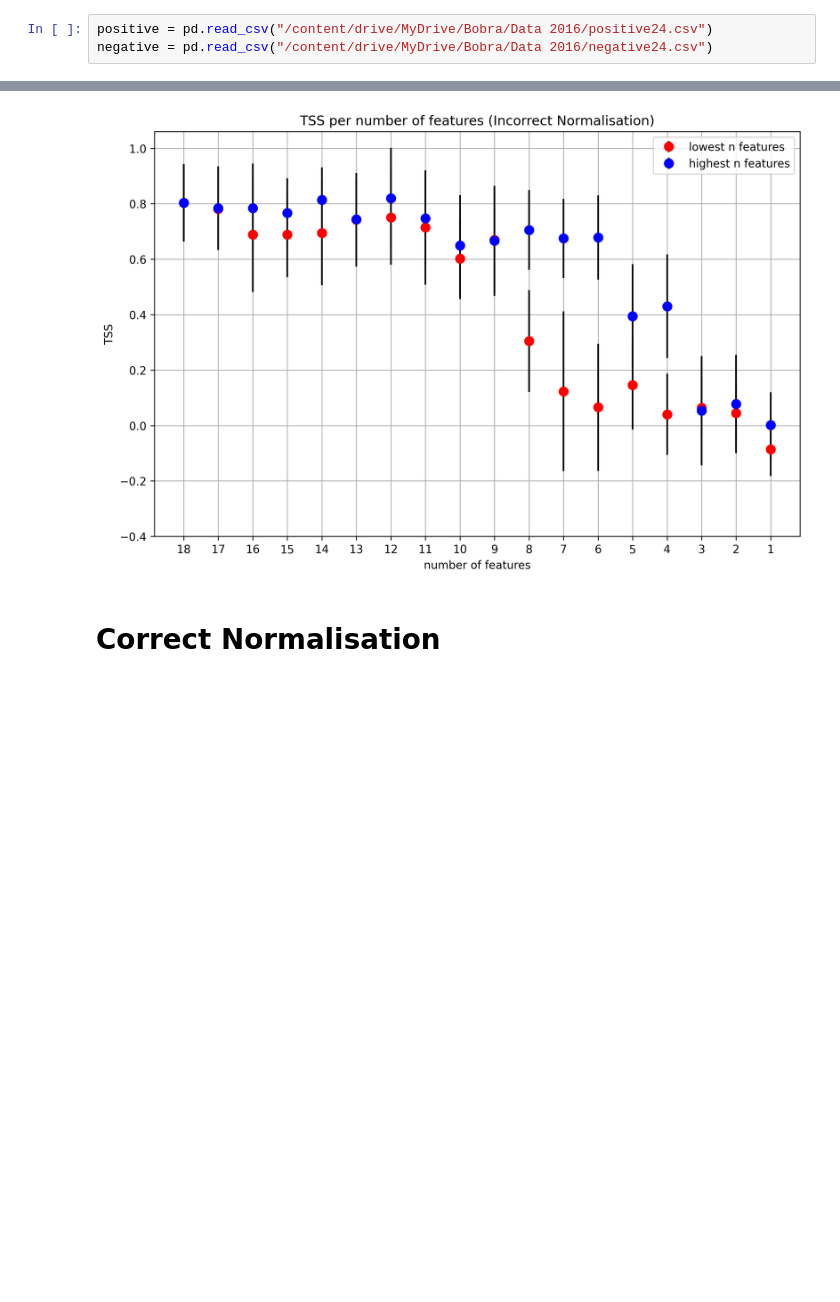
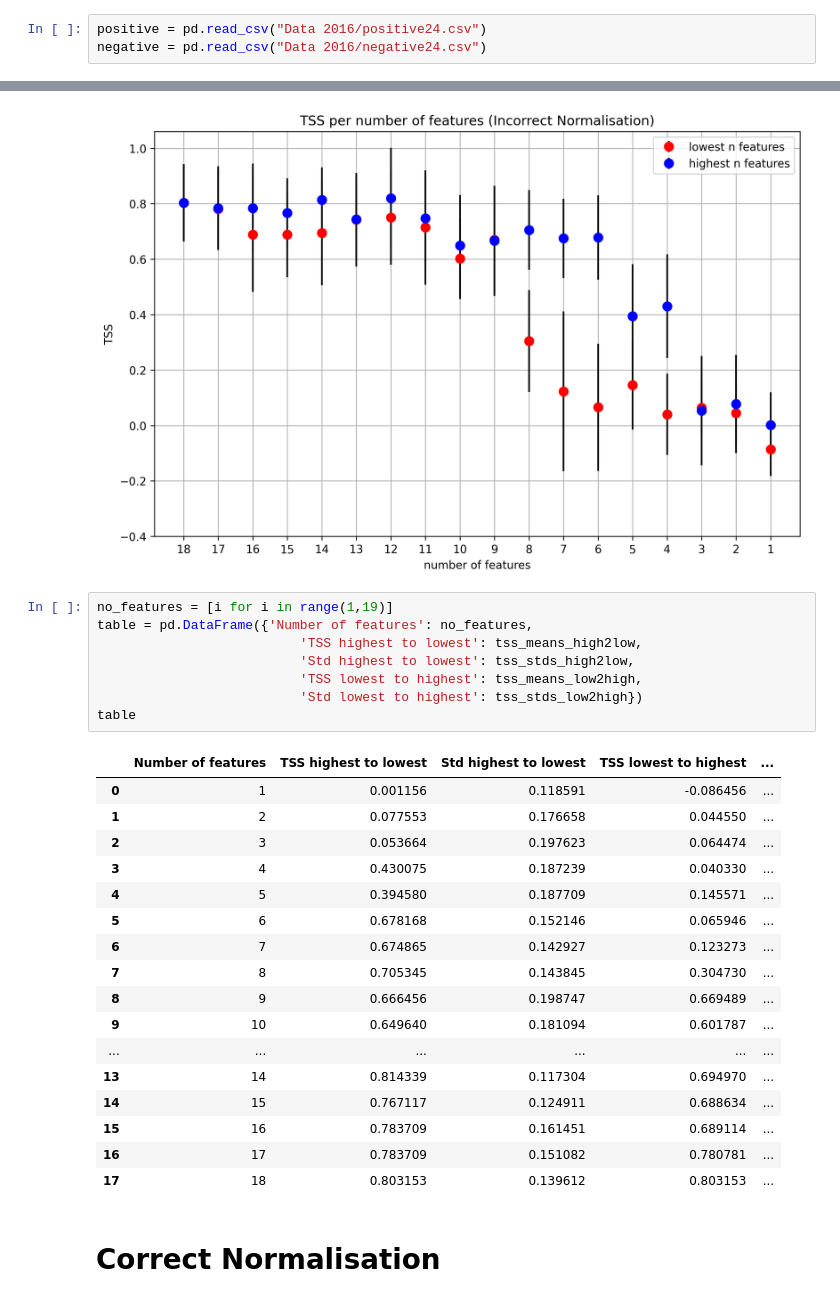
Before and after one commit to nabdeep-patel/flare_cme_association, a Jupyter notebook: Bobra et al. 2016/result_2016.ipynb, the cells around one changed output, grey strips where cells are left out. Saved outputs shown, nothing was run; the diff lists cells and outputs as text; blank space fills up the shorter version.

```diff
--- a/Bobra et al. 2016/result_2016.ipynb
+++ b/Bobra et al. 2016/result_2016.ipynb
@@ -23,8 +18,8 @@ def normalize_the_data(flare_data):
 # %% [markdown]
   Here I am first normalizing the positive and the negative data and then combining it.
 # %%
-positive = pd.read_csv("/content/drive/MyDrive/Bobra/Data 2016/positive24.csv")
-negative = pd.read_csv("/content/drive/MyDrive/Bobra/Data 2016/negative24.csv")
+positive = pd.read_csv("Data 2016/positive24.csv")
+negative = pd.read_csv("Data 2016/negative24.csv")
 # %%
 positive = positive.drop(["Unnamed: 0","HARPNUM","NOAA","Class","Peak Time"],axis =1)
 negative = negative.drop(["Unnamed: 0","HARPNUM","NOAA","Class","Peak Time"],axis =1)
@@ -279,6 +274,32 @@ plt.tight_layout()
 plt.show()
 # %% [output]
 [figure]
+# %%
+no_features = [i for i in range(1,19)]
+table = pd.DataFrame({'Number of features': no_features,
+                          'TSS highest to lowest': tss_means_high2low,
+                          'Std highest to lowest': tss_stds_high2low,
+                          'TSS lowest to highest': tss_means_low2high,
+                          'Std lowest to highest': tss_stds_low2high})
+table
+# %% [output]
+|  | Number of features | TSS highest to lowest | Std highest to lowest | TSS lowest to highest | ... |
+| 0 | 1 | 0.001156 | 0.118591 | -0.086456 | ... |
+| 1 | 2 | 0.077553 | 0.176658 | 0.044550 | ... |
+| 2 | 3 | 0.053664 | 0.197623 | 0.064474 | ... |
+| 3 | 4 | 0.430075 | 0.187239 | 0.040330 | ... |
+| 4 | 5 | 0.394580 | 0.187709 | 0.145571 | ... |
+| 5 | 6 | 0.678168 | 0.152146 | 0.065946 | ... |
+| 6 | 7 | 0.674865 | 0.142927 | 0.123273 | ... |
+| 7 | 8 | 0.705345 | 0.143845 | 0.304730 | ... |
+| 8 | 9 | 0.666456 | 0.198747 | 0.669489 | ... |
+| 9 | 10 | 0.649640 | 0.181094 | 0.601787 | ... |
+| ... | ... | ... | ... | ... | ... |
+| 13 | 14 | 0.814339 | 0.117304 | 0.694970 | ... |
+| 14 | 15 | 0.767117 | 0.124911 | 0.688634 | ... |
+| 15 | 16 | 0.783709 | 0.161451 | 0.689114 | ... |
+| 16 | 17 | 0.783709 | 0.151082 | 0.780781 | ... |
+| 17 | 18 | 0.803153 | 0.139612 | 0.803153 | ... |
 # %% [markdown]
 # Correct Normalisation
 # %% [markdown]
```
Also changed, not shown: parts of 3 cells of this notebook.
